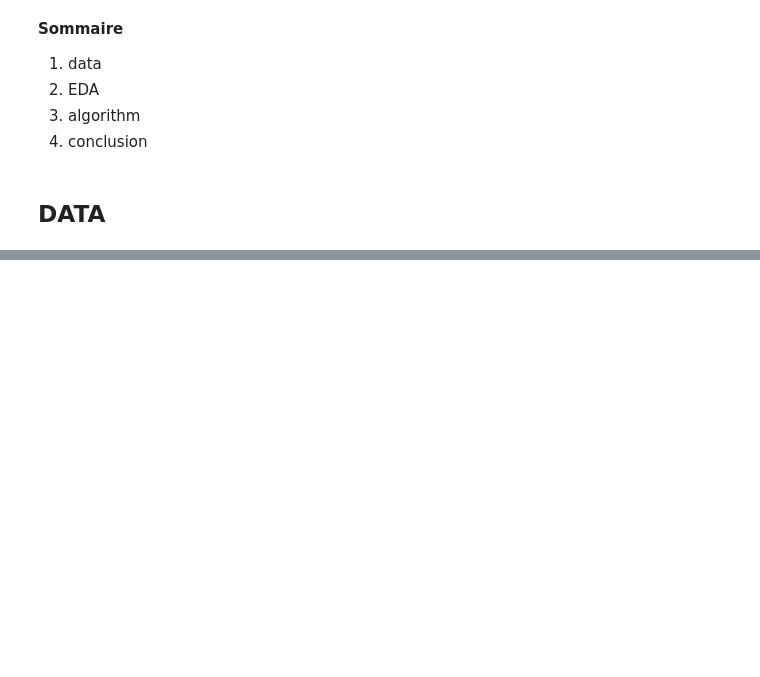
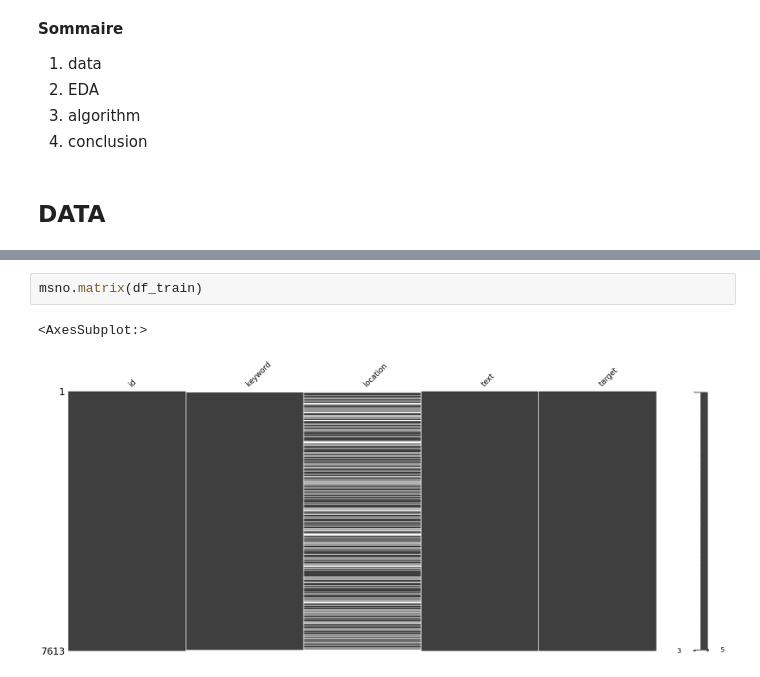
Before and after one commit to roux-michon-stehane/Eye-of-the-Emergency-projet-, a Jupyter notebook: Eye_of_the_Emergency_Notebook .ipynb, the cells around one changed output, grey strips where cells are left out. Drawn from its saved outputs; the diff is of its cells as text; blank space fills up the shorter version.

```diff
--- a/Eye_of_the_Emergency_Notebook .ipynb
+++ b/Eye_of_the_Emergency_Notebook .ipynb
@@ -68,0 +187,5 @@ df.isnull()
+# %%
+msno.matrix(df_train)
+# %% [output]
+<AxesSubplot:>
+[figure, added]
```
Also changed, not shown: parts of 27 cells of this notebook.
